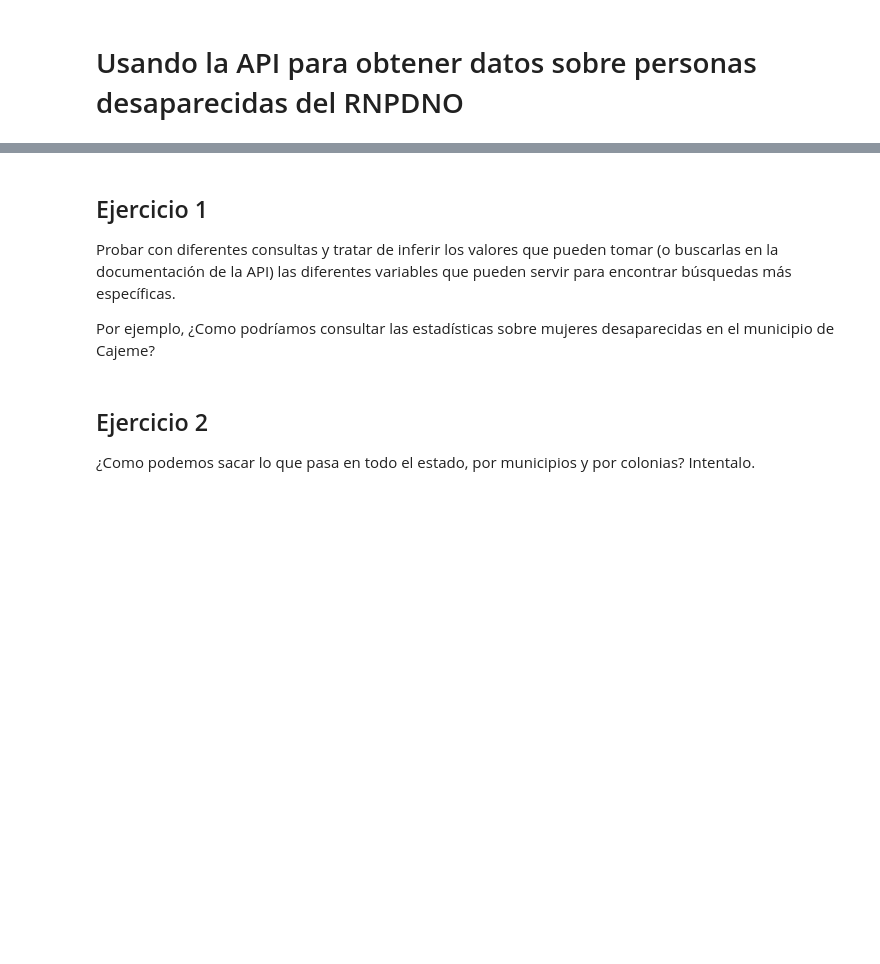
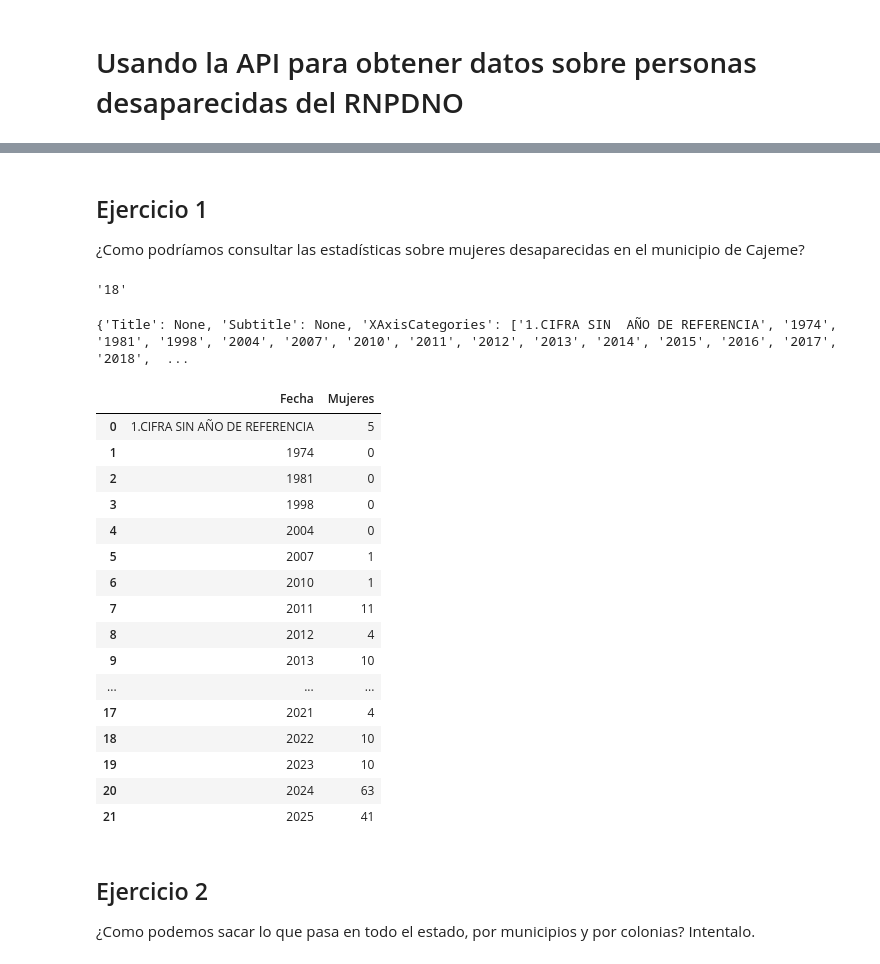
Before and after one commit to 3tagoras/Ingesta-de-datos-ejercicios, a Jupyter notebook: ingestaDatos.ipynb, the cells around one changed output, grey strips where cells are left out. Drawn from its saved outputs; the diff is of its cells as text; code cells hidden in the pictures; blank space fills up the shorter version.

```diff
--- a/ingestaDatos.ipynb
+++ b/ingestaDatos.ipynb
@@ -309,0 +358,8 @@ docentesUnison
+# %%
+TARGET_URL = API_HOST + API_CATALAGO_ROOT + ENDPOINT_CATALOGO_MUN
+DATA = {"idEstado": idEstado}
+
+r = main_session.post(TARGET_URL, data = DATA)
+mun_id = pd.json_normalize(r.json())
+mun_id.columns = ['Valor', 'Municipio']
+mun_id
@@ -310,8 +380,45 @@ docentesUnison
 # %% [markdown]
 ## Ejercicio 1
-Probar con diferentes consultas y tratar de inferir los valores que pueden tomar (o buscarlas en la documentación de la API) las diferentes variables que pueden servir para encontrar búsquedas más específicas.
-
-Por ejemplo, ¿Como podríamos consultar las estadísticas sobre mujeres desaparecidas en el municipio de Cajeme?
+¿Como podríamos consultar las estadísticas sobre mujeres desaparecidas en el municipio de Cajeme?
+# %%
+municipio = 'Cajeme'
+mun_id = str(mun_id[mun_id['Municipio']== municipio.upper()]['Valor'].to_list()[0])
+mun_id
+# %% [output]
+'18'
+# %%
+
+TARGET_URL = API_HOST + API_SOCIODEOGRAFICOS_ROOT + "AreaChartSexoAnio"
+
+DATA = {
+  "idEstado":idEstado,
+  "idMunicipio":mun_id,
+}
+r = main_session.post(TARGET_URL, json = DATA)
+datos = r.json() #como el json esta hecho para contruir una grafica de area, hay que extraer donde esta la informacion pertinente
+#print(datos)
+resumen_cajeme = pd.DataFrame({"Fecha":datos['XAxisCategories'],"Mujeres":datos['Series'][1]['data']})
+
+resumen_cajeme
+# %% [output]
+{'Title': None, 'Subtitle': None, 'XAxisCategories': ['1.CIFRA SIN  AÑO DE REFERENCIA', '1974', '1981', '1998', '2004', '2007', '2010', '2011', '2012', '2013', '2014', '2015', '2016', '2017', '2018',  ...
+|  | Fecha | Mujeres |
+| 0 | 1.CIFRA SIN AÑO DE REFERENCIA | 5 |
+| 1 | 1974 | 0 |
+| 2 | 1981 | 0 |
+| 3 | 1998 | 0 |
+| 4 | 2004 | 0 |
+| 5 | 2007 | 1 |
+| 6 | 2010 | 1 |
+| 7 | 2011 | 11 |
+| 8 | 2012 | 4 |
+| 9 | 2013 | 10 |
+| ... | ... | ... |
+| 17 | 2021 | 4 |
+| 18 | 2022 | 10 |
+| 19 | 2023 | 10 |
+| 20 | 2024 | 63 |
+| 21 | 2025 | 41 |
 # %% [markdown]
 ## Ejercicio 2
 ¿Como podemos sacar lo que pasa en todo el estado, por municipios y por colonias? Intentalo.
```
Also changed, not shown: parts of 7 cells of this notebook.
